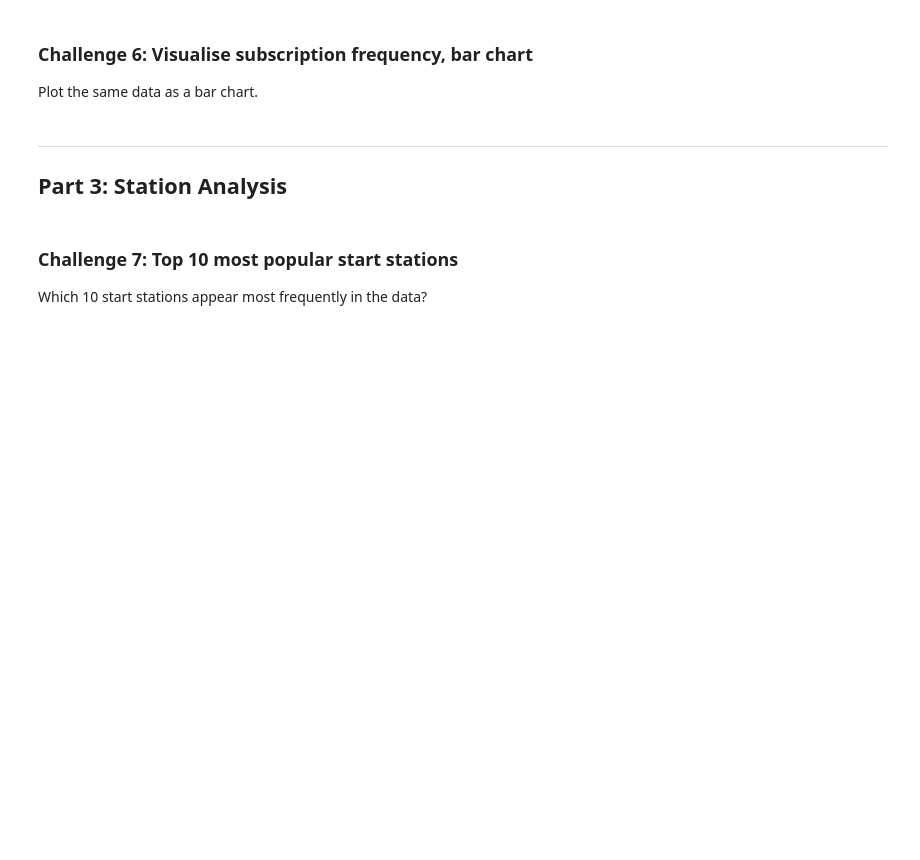
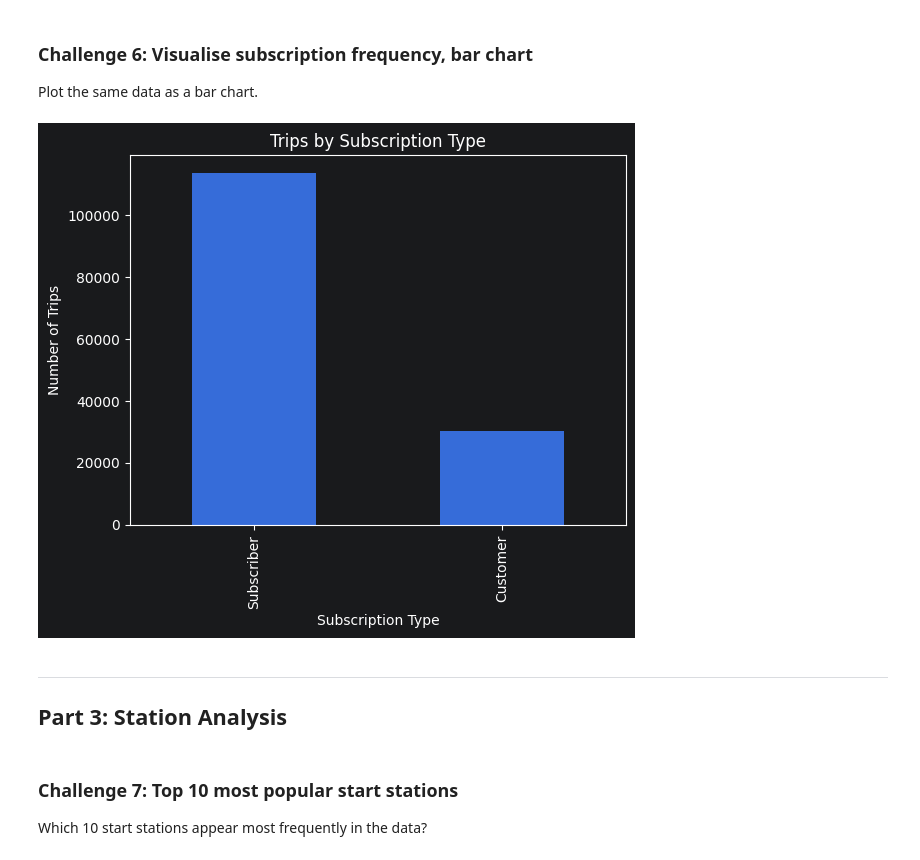
Before and after one commit to knoellouis/ds-pandas-numpy, a Jupyter notebook: 1_Pandas/05_Even_More_Pandas_Practice.ipynb, the cells around one changed output. Cells and saved outputs as stored; diff of their text form; code cells hidden in the pictures; blank space fills up the shorter version.

```diff
--- a/1_Pandas/05_Even_More_Pandas_Practice.ipynb
+++ b/1_Pandas/05_Even_More_Pandas_Practice.ipynb
@@ -98,6 +106,15 @@ Plot the frequency of each subscription type as a pie chart.
 Plot the same data as a bar chart.
 # %%
 # YOUR CODE HERE
+# Same counts, shown as a bar chart for easier comparison of exact values
+subscription_counts = df["subscription_type"].value_counts()
+subscription_counts.plot(kind="bar")
+plt.title("Trips by Subscription Type")
+plt.xlabel("Subscription Type")
+plt.ylabel("Number of Trips")
+plt.show()
+# %% [output]
+[figure, added]
 # %% [markdown]
 ---
 
```
Also changed, not shown: parts of 11 cells of this notebook, 1 other file.
